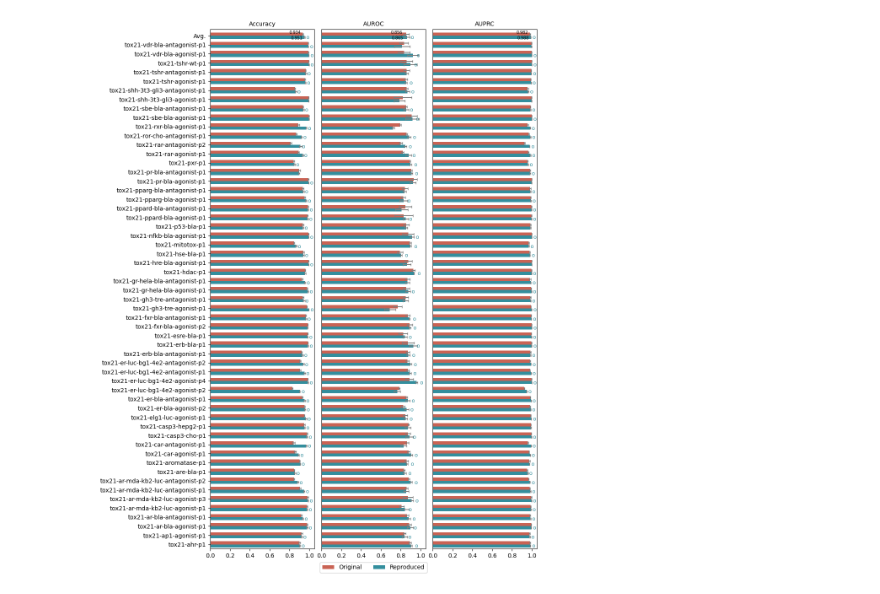
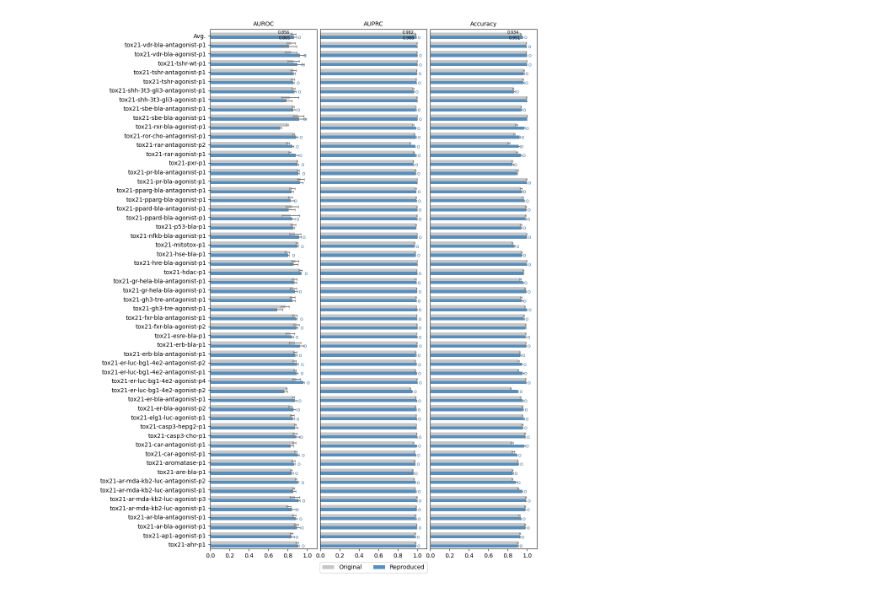
Before and after one commit to LuJiangTHU/NYAN_reuse, a Jupyter notebook: plot_part1_reproduction.ipynb, the cells around one changed output. Cells and saved outputs as stored; diff of their text form; code cells hidden in the pictures.

```diff
--- a/plot_part1_reproduction.ipynb
+++ b/plot_part1_reproduction.ipynb
@@ -50,69 +50,73 @@ our_accuracy_std.append(np.mean(our_accuracy_std))
 # %%
 # the performance on tox21 of our retrained 350K model
 textcolor = 'black'
-dotcolor = '#007285CC'
-orginalcolor = '#BC3C29CC'
-ourcolor = '#007285CC'
+dotcolor = 'steelblue'
+orginalcolor = 'silver'
+ourcolor = 'steelblue'
 
 x = np.arange(57)
 width = 0.34
 fig = plt.figure(figsize=(10, 16))
 
+
 ax1 = fig.add_subplot(1, 3, 1)
-ax1.barh(x+width/2, accuracy, height=width, color=orginalcolor, align='center', xerr=accuracy_std, ecolor='grey', capsize=2, alpha=0.8)
-ax1.barh(x-width/2, our_accuracy, height=width, color=ourcolor, align='center', xerr=our_accuracy_std, ecolor='grey', capsize=2,alpha=0.8)
+ax1.barh(x+width/2, AUROC, height=width, color=orginalcolor, align='center', xerr=AUROC_std, ecolor='grey', capsize=2,
+        alpha=0.9)
+ax1.barh(x-width/2, our_AUROC, height=width, color=ourcolor, align='center', xerr=our_AUROC_std, ecolor='grey', capsize=2,
+        alpha=0.9)
+ax1.set_yticks(np.arange(57), dataset_name_list)
+ax1.set_xticks([0.0,0.2,0.4,0.6, 0.8, 1.0])
 ax1.set_ylim(-0.5, 56.7)
-ax1.set_xticks([0.0,0.2,0.4,0.6, 0.8, 1.0])
-ax1.set_yticks(np.arange(57), dataset_name_list)
-ax1.set_xlim(0, 1.05)
-
+ax1.set_xlim(0, 1.1)
 
 
 ax2 = fig.add_subplot(1, 3, 2)
-ax2.barh(x+width/2, AUROC, height=width, color=orginalcolor, align='center', xerr=AUROC_std, ecolor='grey', capsize=2,label='Original',
-        alpha=0.8)
-ax2.barh(x-width/2, our_AUROC, height=width, color=ourcolor, align='center', xerr=our_AUROC_std, ecolor='grey', capsize=2,label='Reproduced',
-        alpha=0.8)
+ax2.barh(x+width/2, AUPRC, height=width, color=orginalcolor, align='center', xerr=AUPRC_std, ecolor='grey',label='Original',
+         capsize=2,alpha=0.9)
+ax2.barh(x-width/2, our_AUPRC, height=width, color=ourcolor, align='center', xerr=our_AUPRC_std, ecolor='grey', label='Reproduced',
+         capsize=2,alpha=0.9)
 ax2.set_yticks([])
 ax2.set_xticks([0.0,0.2,0.4,0.6, 0.8, 1.0])
 ax2.set_ylim(-0.5, 56.7)
-ax2.set_xlim(0, 1.05)
+ax2.set_xlim(0, 1.1)
 ax2.legend(loc='upper center', bbox_to_anchor=(0.5, -0.02), ncol=3)
 
+
 ax3 = fig.add_subplot(1, 3, 3)
-ax3.barh(x+width/2, AUPRC, height=width, color=orginalcolor, align='center', xerr=AUPRC_std, ecolor='grey', capsize=2,alpha=0.8)
-ax3.barh(x-width/2, our_AUPRC, height=width, color=ourcolor, align='center', xerr=our_AUPRC_std, ecolor='grey', capsize=2,alpha=0.8)
+ax3.barh(x+width/2, accuracy, height=width, color=orginalcolor, align='center', xerr=accuracy_std, ecolor='grey', capsize=2, alpha=0.9)
+ax3.barh(x-width/2, our_accuracy, height=width, color=ourcolor, align='center', xerr=our_accuracy_std, ecolor='grey', capsize=2,alpha=0.9)
+ax3.set_ylim(-0.5, 56.7)
+ax3.set_xticks([0.0,0.2,0.4,0.6, 0.8, 1.0])
 ax3.set_yticks([])
-ax3.set_xticks([0.0,0.2,0.4,0.6, 0.8, 1.0])
-ax3.set_ylim(-0.5, 56.7)
-ax3.set_xlim(0, 1.05)
+ax3.set_xlim(0, 1.1)
+
 
 # mark the avg. performance in figure
-ax1.text(accuracy[-1]-0.08, 56.1, round(accuracy[-1],3), ha='center', va='bottom', color=textcolor,fontsize=7)
-ax1.text(our_accuracy[-1]-0.08, 55.5, round(our_accuracy[-1],3), ha='center', va='bottom', color=textcolor,fontsize=7)
-ax2.text(AUROC[-1]-0.1, 56.1, round(AUROC[-1],3), ha='center', va='bottom', color=textcolor,fontsize=7)
-ax2.text(our_AUROC[-1]-0.1, 55.5, round(our_AUROC[-1],3), ha='center', va='bottom', color=textcolor,fontsize=7)
-ax3.text(AUPRC[-1]-0.08, 56.1, round(AUPRC[-1],3), ha='center', va='bottom', color=textcolor,fontsize=7)
-ax3.text(our_AUPRC[-1]-0.08, 55.5, round(our_AUPRC[-1],3), ha='center', va='bottom', color=textcolor,fontsize=7)
+ax3.text(accuracy[-1]-0.08, 56.1, round(accuracy[-1],3), ha='center', va='bottom', color=textcolor,fontsize=7)
+ax3.text(our_accuracy[-1]-0.08, 55.5, round(our_accuracy[-1],3), ha='center', va='bottom', color=textcolor,fontsize=7)
+ax1.text(AUROC[-1]-0.1, 56.1, round(AUROC[-1],3), ha='center', va='bottom', color=textcolor,fontsize=7)
+ax1.text(our_AUROC[-1]-0.1, 55.5, round(our_AUROC[-1],3), ha='center', va='bottom', color=textcolor,fontsize=7)
+ax2.text(AUPRC[-1]-0.08, 56.1, round(AUPRC[-1],3), ha='center', va='bottom', color=textcolor,fontsize=7)
+ax2.text(our_AUPRC[-1]-0.08, 55.5, round(our_AUPRC[-1],3), ha='center', va='bottom', color=textcolor,fontsize=7)
 
 for i in range(57):
     if our_accuracy[i]>=accuracy[i]:
-        ax1.text(our_accuracy[i]+0.03, i-0.5, 'o', ha='center', va='bottom', color=dotcolor,fontsize=9)
+        ax3.text(our_accuracy[i]+0.03, i-0.5, 'o', ha='center', va='bottom', color=dotcolor,fontsize=9)
     if our_AUROC[i]>=AUROC[i]:
-        ax2.text(our_AUROC[i]+0.05, i-0.5, 'o', ha='center', va='bottom', color=dotcolor,fontsize=9)
+        ax1.text(our_AUROC[i]+0.05, i-0.5, 'o', ha='center', va='bottom', color=dotcolor,fontsize=9)
     if our_AUPRC[i]>=AUPRC[i]:
-        ax3.text(our_AUPRC[i]+0.03, i-0.5, 'o', ha='center', va='bottom', color=dotcolor,fontsize=9)
+        ax2.text(our_AUPRC[i]+0.03, i-0.5, 'o', ha='center', va='bottom', color=dotcolor,fontsize=9)
 
-ax1.set_title('Accuracy', fontsize=10)
-ax2.set_title('AUROC',fontsize=10)
-ax3.set_title('AUPRC',fontsize=10)
-plt.subplots_adjust(hspace=0.1, wspace=0.07)
+ax3.set_title('Accuracy', fontsize=10)
+ax1.set_title('AUROC',fontsize=10)
+ax2.set_title('AUPRC',fontsize=10)
+plt.subplots_adjust(hspace=0.1, wspace=0.03)
 
 
 plt.show()
-fig.savefig('figures/reproduction_tox21.svg', bbox_inches='tight', pad_inches=0.1)
+fig.savefig('figures/reproduction_tox21.pdf', bbox_inches='tight', pad_inches=0.1)
 plt.close()
 # %% [output]
-[figure, old version]
+[figure, new version]
 # %%
 # averaged performace on tox21
```
Also changed, not shown: parts of 6 cells of this notebook, 41 other files.
